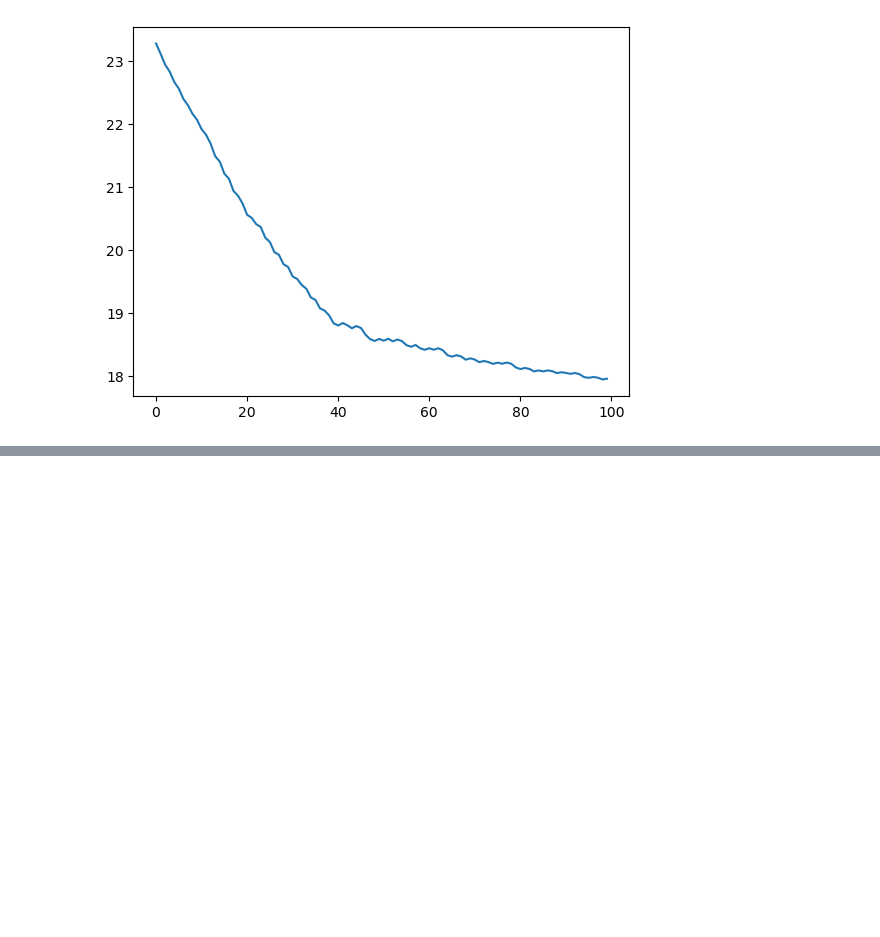
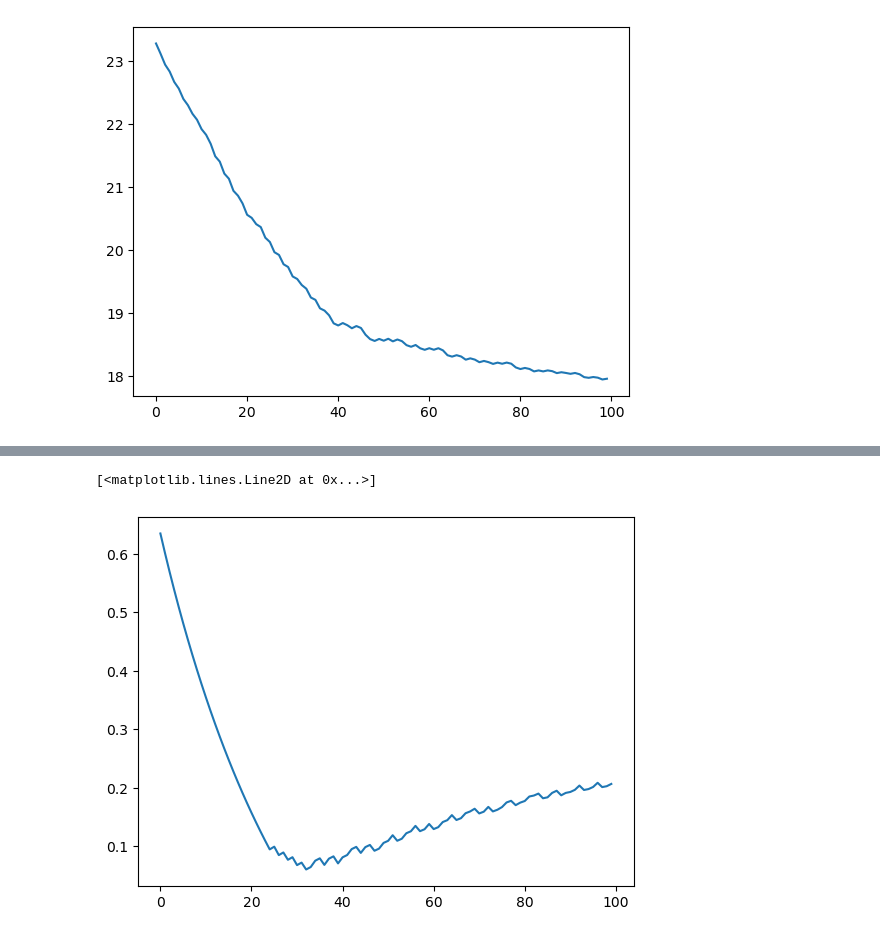
Before and after one commit to keisuke-yoshida4/Machine-Learning, a Jupyter notebook: ensemble/boosting.ipynb, the cells around one changed output, grey strips where cells are left out. Saved outputs shown, nothing was run; the diff lists cells and outputs as text; code cells hidden in the pictures; blank space fills up the shorter version.

```diff
--- a/ensemble/boosting.ipynb
+++ b/ensemble/boosting.ipynb
@@ -118,0 +243,5 @@ plt.plot(Fb)
+# %%
+plt.plot(np.cumsum(results)+F0)
+# %% [output]
+[<matplotlib.lines.Line2D at 0x...>]
+[figure, added]
```
Also changed, not shown: parts of 12 cells of this notebook, 8 other files.
